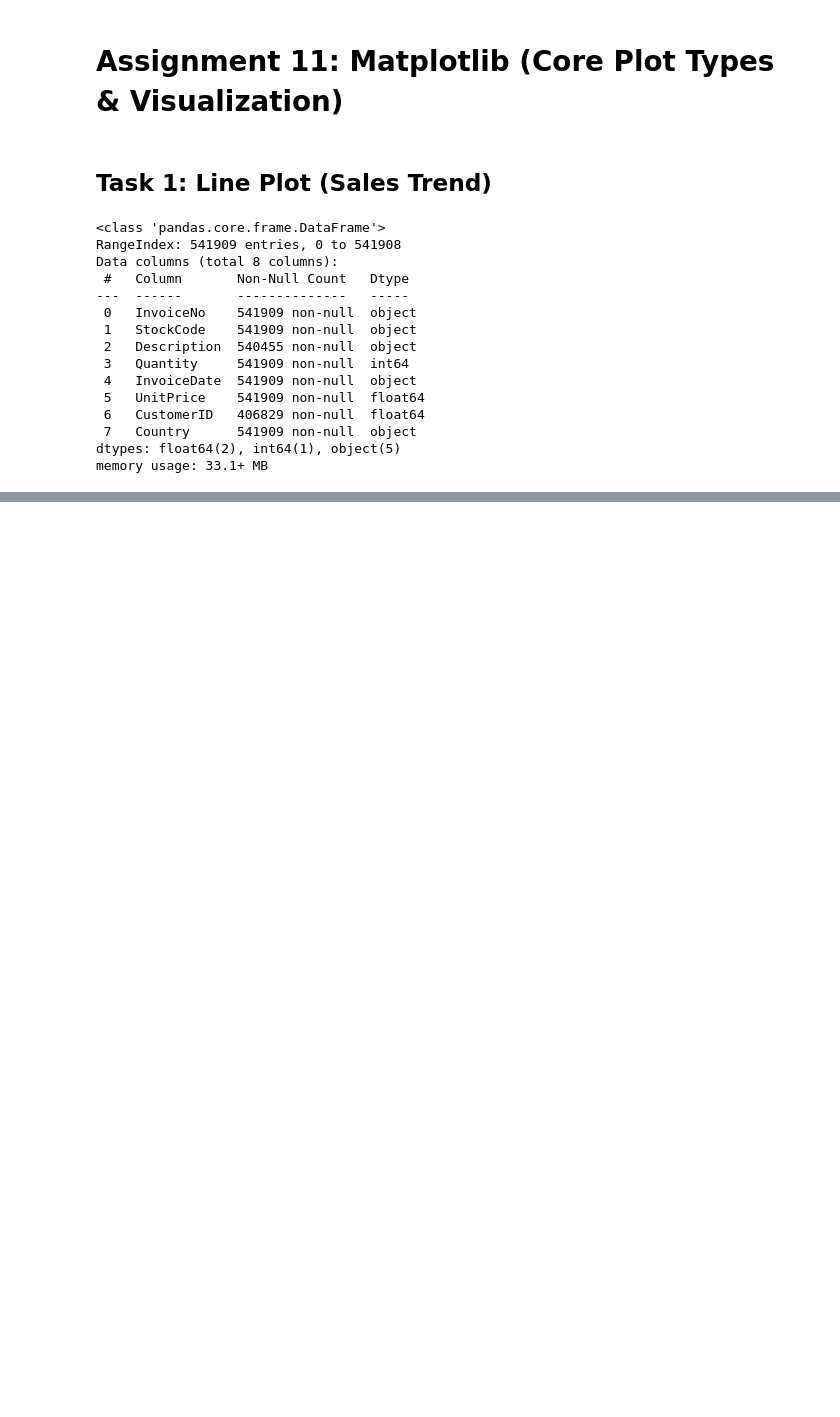
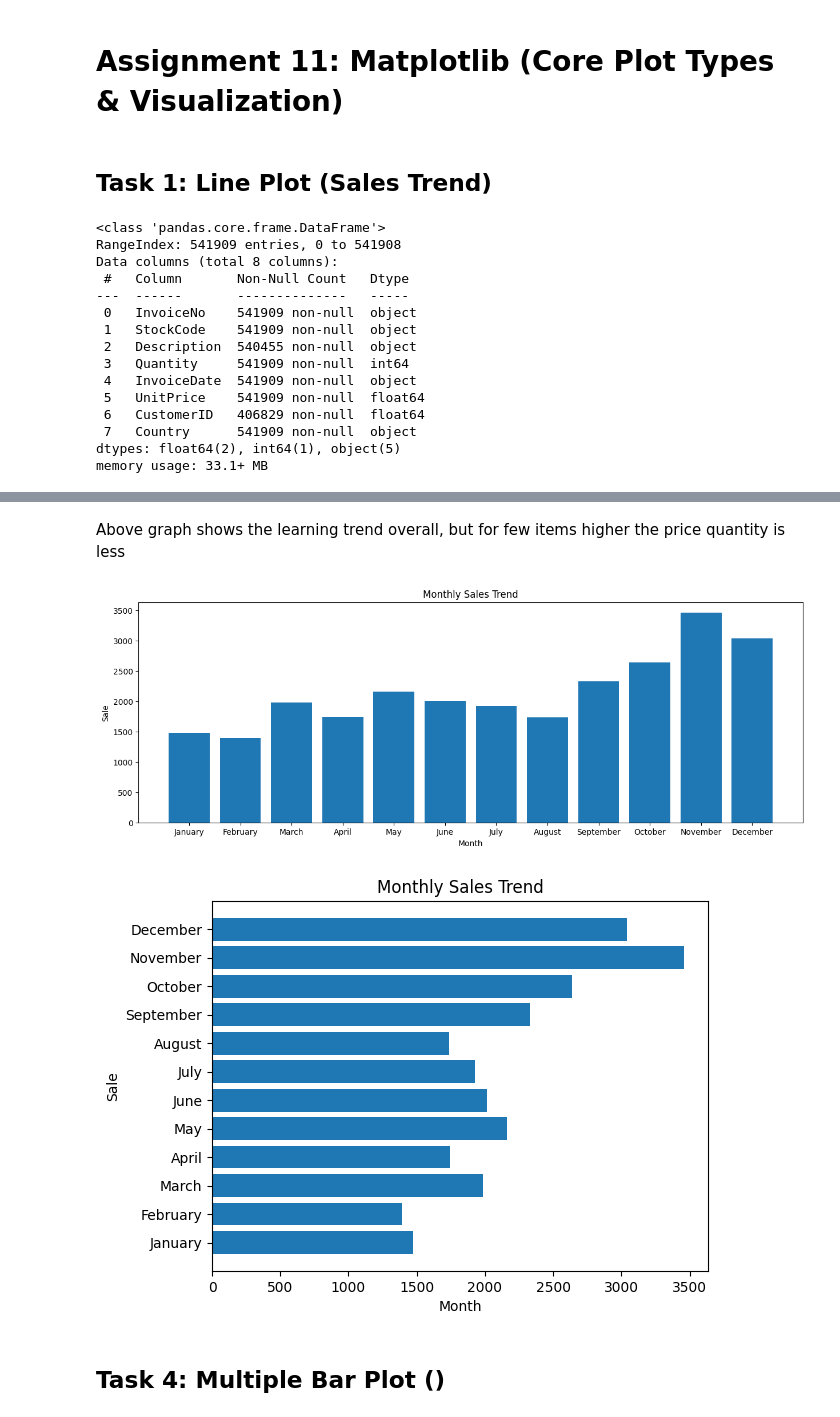
Before and after one commit to PALAKAGGARWAL62/GenAILearning, a Jupyter notebook: GenAI_Task11_Palak/Assignment11.ipynb, the cells around one changed output, grey strips where cells are left out. Drawn from its saved outputs; the diff is of its cells as text; code cells hidden in the pictures; blank space fills up the shorter version.

```diff
--- a/GenAI_Task11_Palak/Assignment11.ipynb
+++ b/GenAI_Task11_Palak/Assignment11.ipynb
@@ -35,0 +139,25 @@ memory usage: 33.1+ MB
+# %% [markdown]
+Above graph shows the learning trend overall, but for few items higher the price quantity is less
+# %%
+# Task 3: Bar Plot ()
+# Given: Kaggle Dataset
+# 1. Create a vertical bar chart of column.
+# 2. Create a horizontal bar chart for the same data.
+# 3. Add titles and labels for both plots.
+plt.figure(figsize=(15, 5))
+plt.bar(g1_pivot.index, g1_pivot['InvoiceNo'],)
+plt.xlabel('Month')
+plt.ylabel('Sale')
+plt.title('Monthly Sales Trend')
+plt.show()
+
+plt.barh(g1_pivot.index, g1_pivot['InvoiceNo'],)
+plt.xlabel('Month')
+plt.ylabel('Sale')
+plt.title('Monthly Sales Trend')
+plt.show()
+# %% [output]
+[figure, added]
+[figure, added]
+# %% [markdown]
+## Task 4: Multiple Bar Plot ()
```
Also changed, not shown: parts of 20 cells of this notebook, 2 other files.
